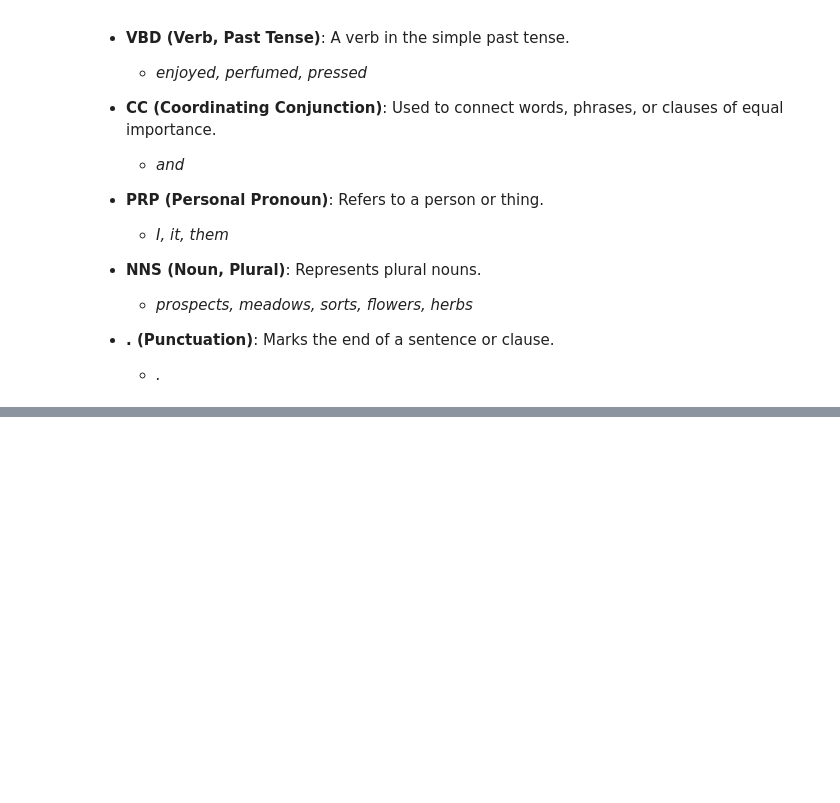
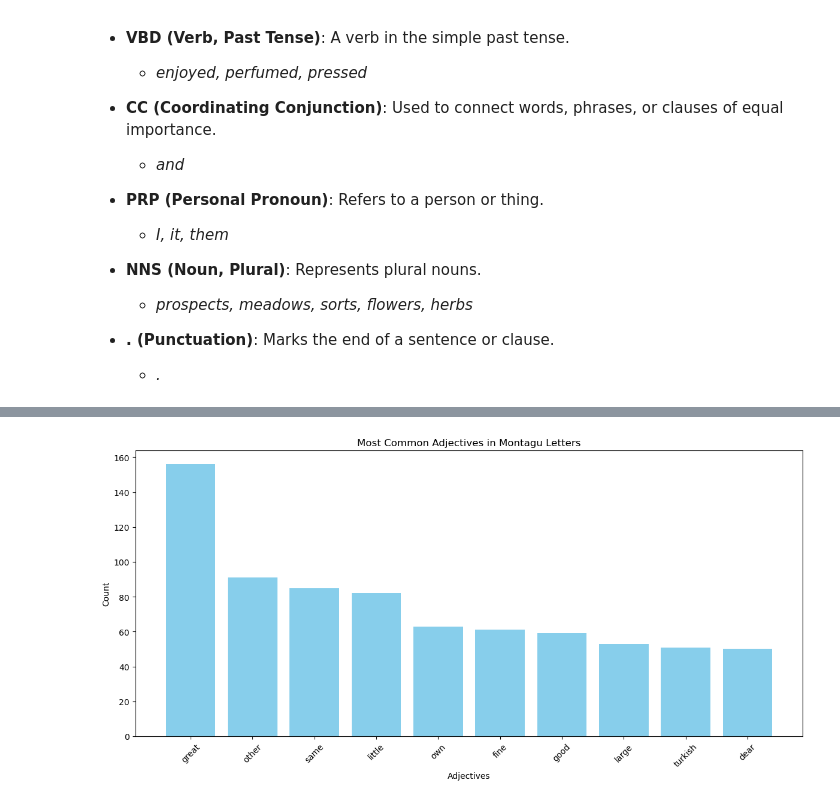
Before and after one commit to zararauf/DIGHUM101-2025, a Jupyter notebook: Week 2/primary_source_to_data.ipynb, the cells around one changed output, grey strips where cells are left out. Drawn from its saved outputs; the diff is of its cells as text; code cells hidden in the pictures; blank space fills up the shorter version.

```diff
--- a/Week 2/primary_source_to_data.ipynb
+++ b/Week 2/primary_source_to_data.ipynb
@@ -666,0 +684,5 @@ POS tags typically include categories like:
+# %%
+# Let's check to see that our function works
+sample_sentence = sentences[0]  # First sentence for demonstration
+adjectives = extract_adjectives(sample_sentence)
+print(f"Adjectives in the sample sentence: {adjectives}")
@@ -666,0 +724,8 @@ POS tags typically include categories like:
+# %%
+# Let's get adjectives from all sentences in the letter
+all_adjectives = []
+for sentence in sentences:
+    adjectives = extract_adjectives_improved(sentence)
+    all_adjectives.extend(adjectives)
+
+print(all_adjectives)
@@ -666,0 +764,3 @@ POS tags typically include categories like:
+# %%
+# Perfect! Now let's do this for all letters in the dataset and save the results in a new column in the DataFrame
+montagu['adjectives'] = montagu['body_cleaned'].apply(lambda x: extract_adjectives_improved(x))
@@ -666,0 +776,11 @@ POS tags typically include categories like:
+# %%
+# Finally, let's get all the unique adjectives from all letters and their counts
+
+adjectives_all_letters = []
+for adjectives in montagu['adjectives']:
+    adjectives_all_letters.extend(adjectives)
+
+adjective_counts_all_letters = Counter(adjectives_all_letters)
+
+for adj in adjective_counts_all_letters.most_common(10):
+    print(f"{adj[0]}: {adj[1]}")
@@ -666,0 +798,16 @@ POS tags typically include categories like:
+# %%
+# Let's visualize the most common adjectives in a bar chart
+import matplotlib.pyplot as plt
+# Get the most common adjectives and their counts
+most_common_adjectives = adjective_counts_all_letters.most_common(10)
+adjectives, counts = zip(*most_common_adjectives)
+plt.figure(figsize=(12, 6))
+plt.bar(adjectives, counts, color='skyblue')
+plt.xlabel('Adjectives')
+plt.ylabel('Count')
+plt.title('Most Common Adjectives in Montagu Letters')
+plt.xticks(rotation=45)
+plt.tight_layout()
+plt.show()
+# %% [output]
+[figure, added]
```
Also changed, not shown: parts of 14 cells of this notebook, 2 other files.
